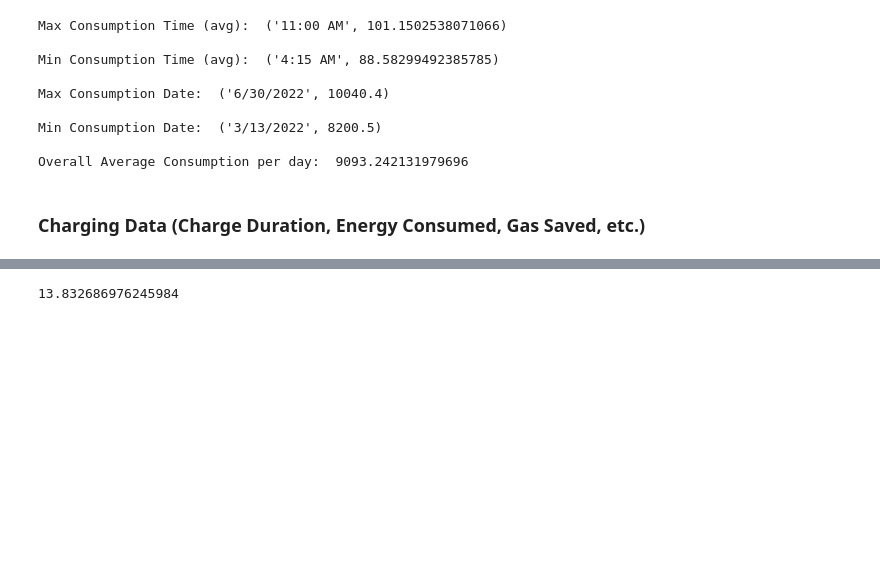
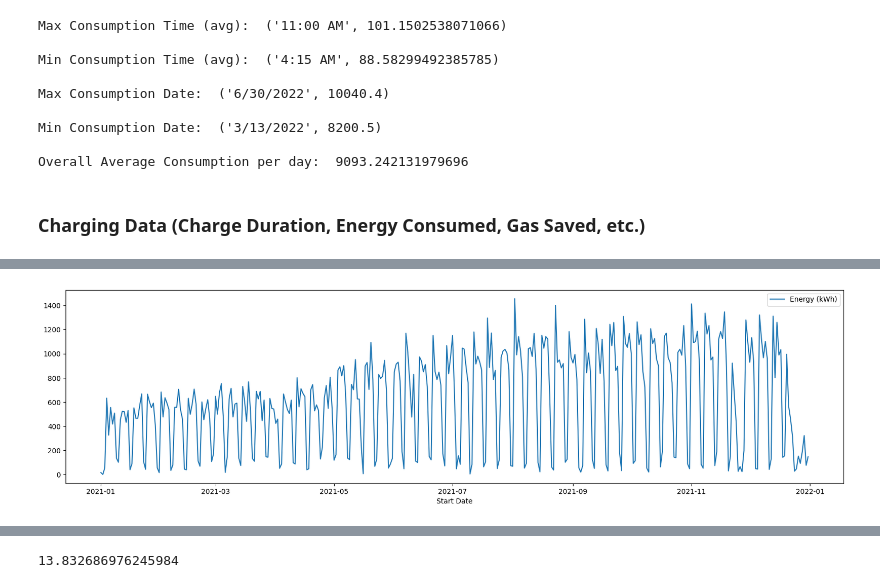
Before and after one commit to pallavigkwd/ENG100D, a Jupyter notebook: main.ipynb, the cells around one changed output, grey strips where cells are left out. Drawn from its saved outputs; the diff is of its cells as text; code cells hidden in the pictures; blank space fills up the shorter version.

Commit message:
- cleaned charging data

```diff
--- a/main.ipynb
+++ b/main.ipynb
@@ -177,0 +184,30 @@ viasatChargingData
+# %%
+# data cleaning
+viasatCharging_df_raw = pd.read_csv('data/viasatChargingData.csv')
+
+# dropping columns with all null values, unnecessary features
+viasatCharging_df_raw = viasatCharging_df_raw.drop(columns=[
+    'Address 2',
+    'Fee',
+    'Start SOC',
+    'OnRamp ID Tag',
+    'Payment Terminal Session ID',
+    'Org Name',
+    'Start Time Zone',
+    'End Time Zone',
+    'Currency',
+    'County',
+    'End SOC',
+    'CompanyID'])
+
+# separating start date and end date into date and time columns
+start_dates = viasatCharging_df_raw['Start Date'].apply(lambda x: datetime.strptime(x, '%m/%d/%Y %H:%M').date())
+start_times = viasatCharging_df_raw['Start Date'].apply(lambda x: datetime.strptime(x, '%m/%d/%Y %H:%M').time())
+end_dates = viasatCharging_df_raw['End Date'].apply(lambda x: datetime.strptime(x, '%m/%d/%Y %H:%M').date())
+end_times = viasatCharging_df_raw['End Date'].apply(lambda x: datetime.strptime(x, '%m/%d/%Y %H:%M').time())
+
+viasatCharging_df_raw['Start Date'], viasatCharging_df_raw['Start Time'] = start_dates, start_times
+viasatCharging_df_raw['End Date'], viasatCharging_df_raw['End Date'] = end_dates, end_times
+
+viasatCharging_df = viasatCharging_df_raw.copy()
+viasatCharging_df.head()
@@ -177,0 +222,3 @@ viasatChargingData
+# %%
+dailyTotalEnergy = viasatCharging_df.groupby('Start Date')[['Energy (kWh)']].sum().sort_values(by='Energy (kWh)',ascending=False).reset_index()
+dailyTotalEnergy[0::20]
@@ -177,0 +243,4 @@ viasatChargingData
+# %%
+fig = dailyTotalEnergy.plot(x='Start Date', y='Energy (kWh)', figsize=(20, 5))
+# %% [output]
+[figure, added]
```
Also changed, not shown: parts of 18 cells of this notebook.
